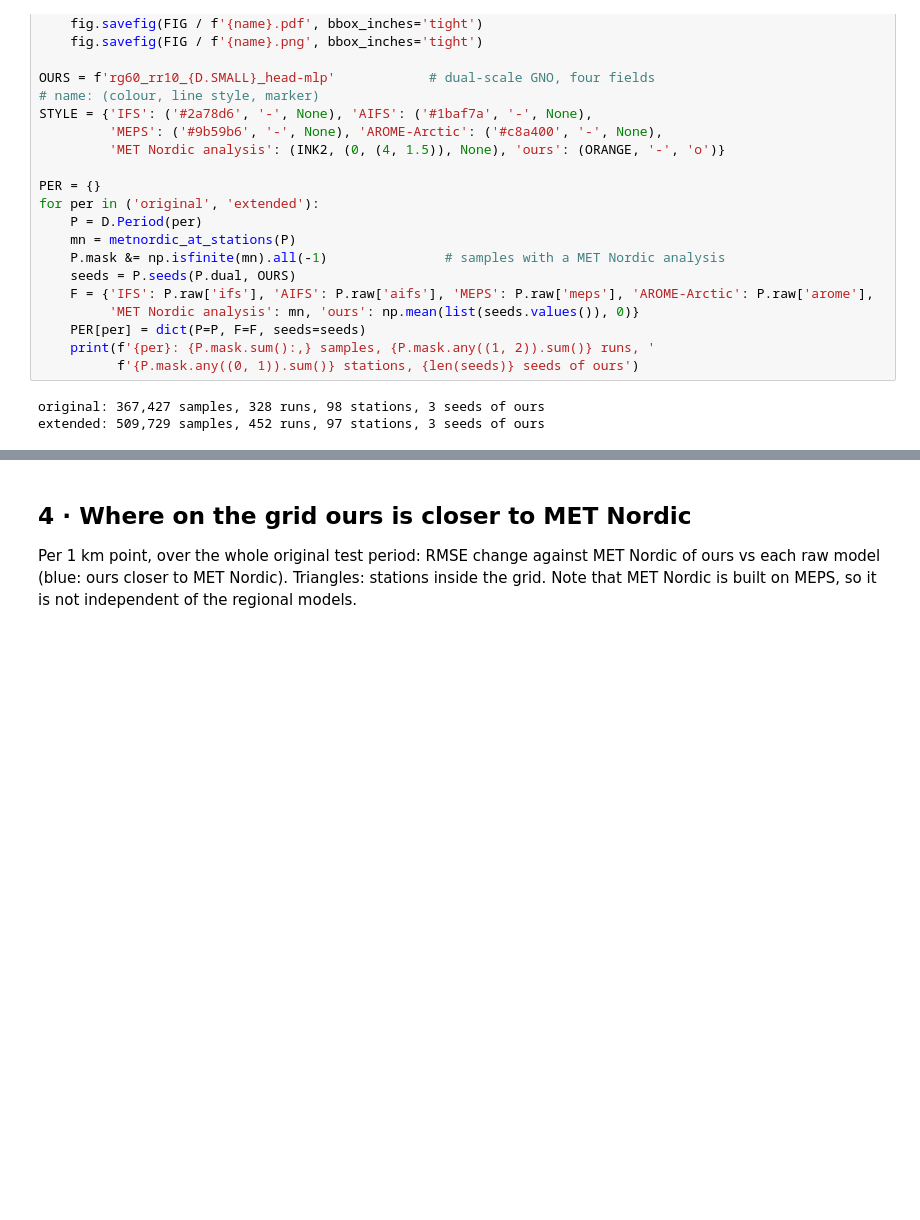
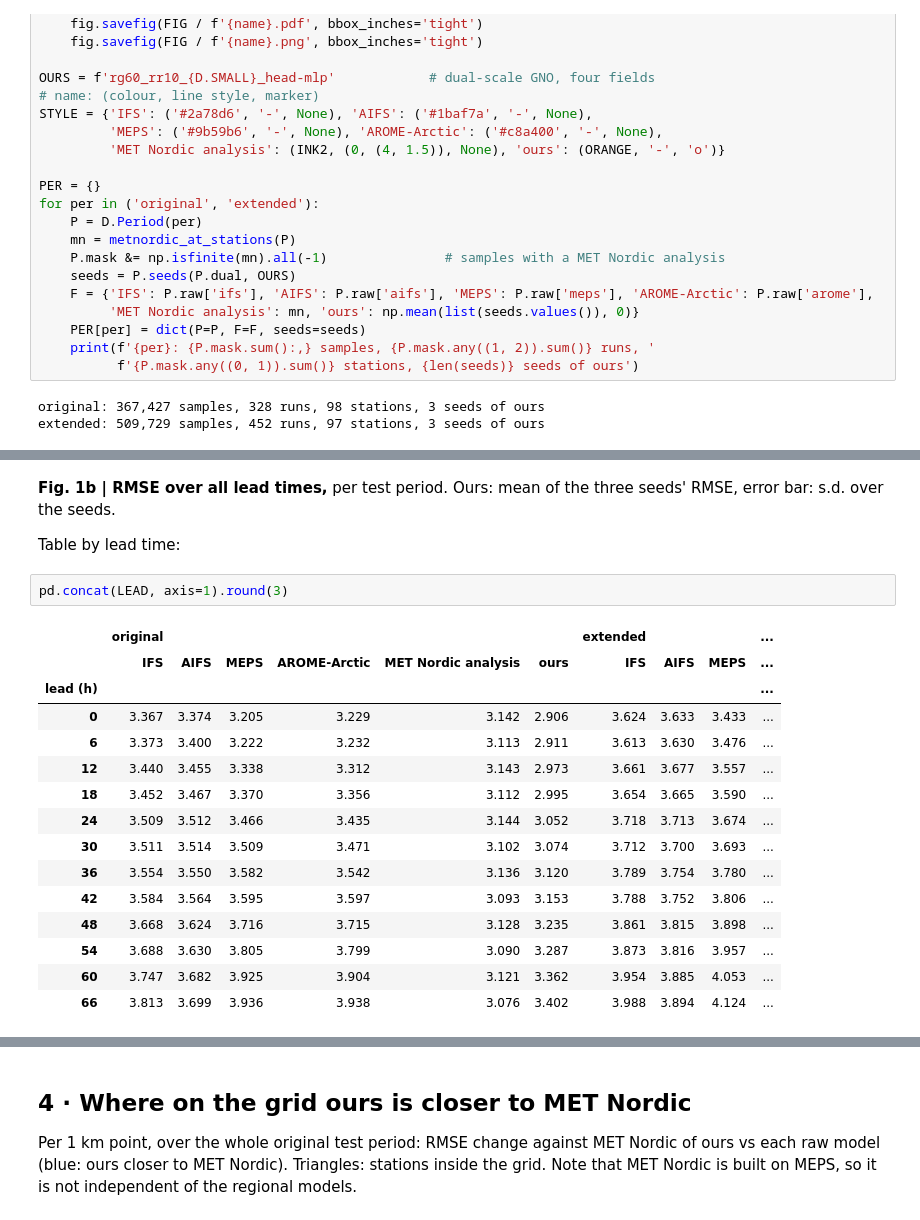
Before and after one commit to chensy618/windcast, a Jupyter notebook: notebooks/06_four_fields.ipynb, the cells around one changed output, grey strips where cells are left out. Cells and saved outputs as stored; diff of their text form; blank space fills up the shorter version.

```diff
--- a/notebooks/06_four_fields.ipynb
+++ b/notebooks/06_four_fields.ipynb
@@ -216,0 +144,23 @@ Ours is applied at every cell as at a station.
+# %% [markdown]
+**Fig. 1b | RMSE over all lead times,** per test period. Ours: mean of the three seeds' RMSE, error
+bar: s.d. over the seeds.
+
+Table by lead time:
+# %%
+pd.concat(LEAD, axis=1).round(3)
+# %% [output]
+|  | original |  |  |  |  |  | extended |  |  | ... |
+|  | IFS | AIFS | MEPS | AROME-Arctic | MET Nordic analysis | ours | IFS | AIFS | MEPS | ... |
+| lead (h) |  |  |  |  |  |  |  |  |  | ... |
+| 0 | 3.367 | 3.374 | 3.205 | 3.229 | 3.142 | 2.906 | 3.624 | 3.633 | 3.433 | ... |
+| 6 | 3.373 | 3.400 | 3.222 | 3.232 | 3.113 | 2.911 | 3.613 | 3.630 | 3.476 | ... |
+| 12 | 3.440 | 3.455 | 3.338 | 3.312 | 3.143 | 2.973 | 3.661 | 3.677 | 3.557 | ... |
+| 18 | 3.452 | 3.467 | 3.370 | 3.356 | 3.112 | 2.995 | 3.654 | 3.665 | 3.590 | ... |
+| 24 | 3.509 | 3.512 | 3.466 | 3.435 | 3.144 | 3.052 | 3.718 | 3.713 | 3.674 | ... |
+| 30 | 3.511 | 3.514 | 3.509 | 3.471 | 3.102 | 3.074 | 3.712 | 3.700 | 3.693 | ... |
+| 36 | 3.554 | 3.550 | 3.582 | 3.542 | 3.136 | 3.120 | 3.789 | 3.754 | 3.780 | ... |
+| 42 | 3.584 | 3.564 | 3.595 | 3.597 | 3.093 | 3.153 | 3.788 | 3.752 | 3.806 | ... |
+| 48 | 3.668 | 3.624 | 3.716 | 3.715 | 3.128 | 3.235 | 3.861 | 3.815 | 3.898 | ... |
+| 54 | 3.688 | 3.630 | 3.805 | 3.799 | 3.090 | 3.287 | 3.873 | 3.816 | 3.957 | ... |
+| 60 | 3.747 | 3.682 | 3.925 | 3.904 | 3.121 | 3.362 | 3.954 | 3.885 | 4.053 | ... |
+| 66 | 3.813 | 3.699 | 3.936 | 3.938 | 3.076 | 3.402 | 3.988 | 3.894 | 4.124 | ... |
```
Also changed, not shown: parts of 21 cells of this notebook.
